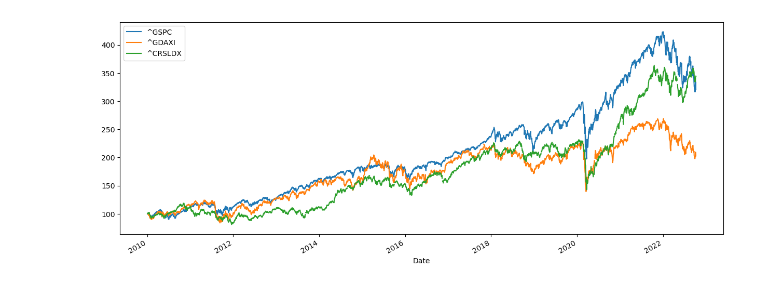
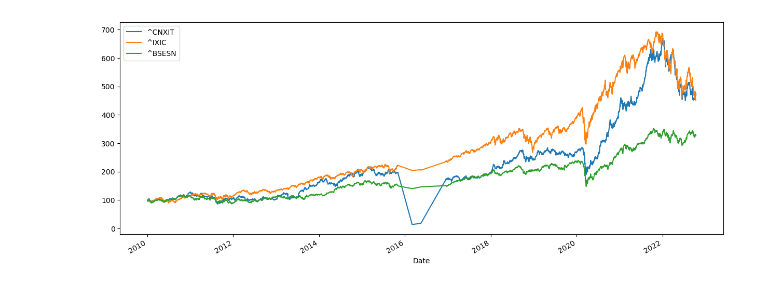
Before and after one commit to Ajinkyaadekar1005/FinanceProjects, a Jupyter notebook: index returns.ipynb, the cells around one changed output. Cells and saved outputs as stored; diff of their text form; code cells hidden in the pictures.

```diff
--- a/index returns.ipynb
+++ b/index returns.ipynb
@@ -1,18 +1,18 @@
 # %%
 import numpy as np
 import pandas as pd
 from pandas_datareader import data as wb
 import matplotlib.pyplot as plt
 
-tickers = ['^GSPC', '^GDAXI' ,'^CRSLDX']
+tickers = ['^CNXIT', '^IXIC' ,'^BSESN']
 indata=pd.DataFrame()
 for t in tickers:
     indata[t]=wb.DataReader(t,data_source='yahoo',start='2010-1-1')['Adj Close']
 indata.head()
 
 (indata/indata.iloc[0]*100).plot(figsize=(15,6));
 plt.show()
 # %% [output]
-[figure, old version]
+[figure, new version]
 # %%
 ind_return=(indata/indata.shift(1))-1
```
Also changed, not shown: parts of 1 cell of this notebook.
